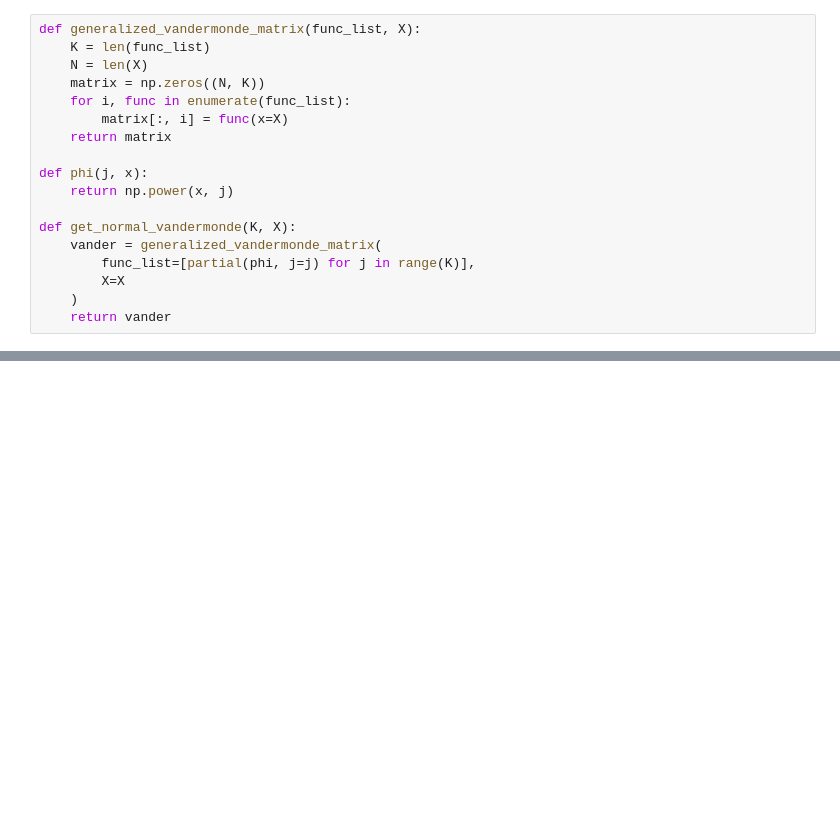
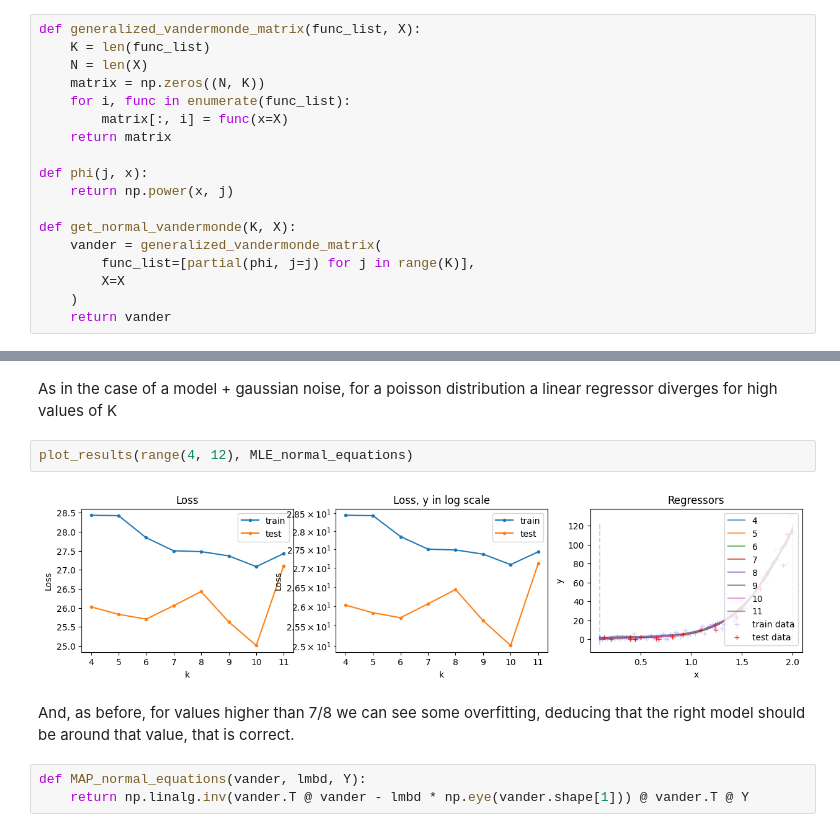
Before and after one commit to MarcelloCeresini/StatMatMethodsAI, a Jupyter notebook: src/Homework4_part2.ipynb, the cells around one changed output, grey strips where cells are left out. Saved outputs shown, nothing was run; the diff lists cells and outputs as text; blank space fills up the shorter version.

```diff
--- a/src/Homework4_part2.ipynb
+++ b/src/Homework4_part2.ipynb
@@ -67,0 +123,11 @@ OSS --> lambda = expected value of Y (?) --> = to e^(Phi(x)*theta)
+# %% [markdown]
+As in the case of a model + gaussian noise, for a poisson distribution a linear regressor diverges for high values of K
+# %%
+plot_results(range(4, 12), MLE_normal_equations)
+# %% [output]
+[figure, added]
+# %% [markdown]
+And, as before, for values higher than 7/8 we can see some overfitting, deducing that the right model should be around that value, that is correct.
+# %%
+def MAP_normal_equations(vander, lmbd, Y):
+    return np.linalg.inv(vander.T @ vander - lmbd * np.eye(vander.shape[1])) @ vander.T @ Y
```
Also changed, not shown: parts of 38 cells of this notebook, 2 other files.
